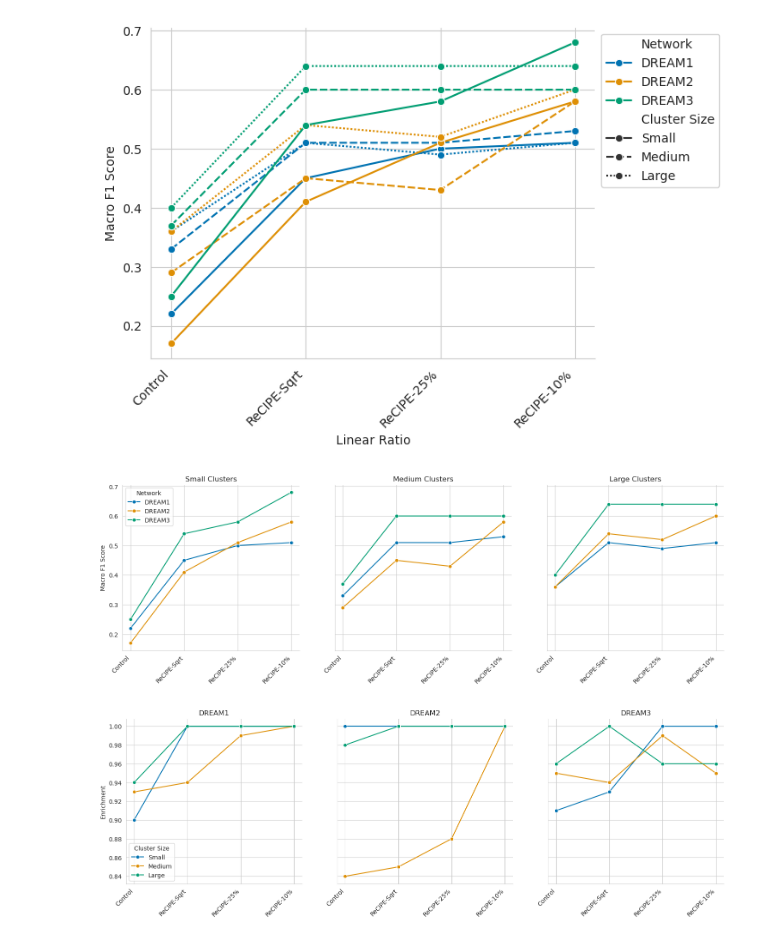
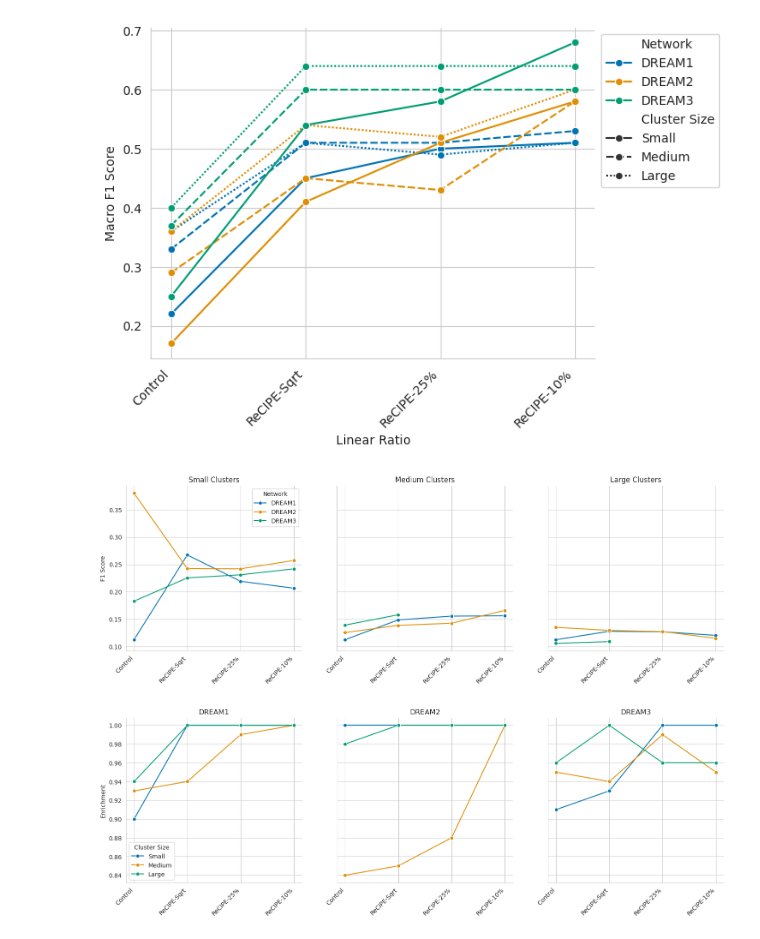
Before and after one commit to samsledje/philharmonic, a Jupyter notebook: nb/02_functional_permutation_analysis.ipynb, the cells around one changed output. Saved outputs shown, nothing was run; the diff lists cells and outputs as text; code cells hidden in the pictures.

```diff
--- a/nb/02_functional_permutation_analysis.ipynb
+++ b/nb/02_functional_permutation_analysis.ipynb
@@ -419,16 +442,16 @@ sns.despine()
 # %%
 sns.set_style("whitegrid")
 fig, ax = plt.subplots(1, 3, figsize=(18, 5), sharey=True)
 for i, clsize in enumerate(["Small","Medium","Large"]):
-    sns.lineplot(data=majority_vote_f1[majority_vote_f1["Cluster Size"]==clsize],x="Linear Ratio",y="Macro F1 Score",hue="Network", palette="colorblind",marker="o",ax=ax[i],legend=(i==0))
+    sns.lineplot(data=count_f1_display_data_with_progeny[count_f1_display_data_with_progeny["Cluster Size"]==clsize],x="Linear Ratio",y="F1 Score",hue="Network", palette="colorblind",marker="o",ax=ax[i],legend=(i==0))
     ax[i].set_xticklabels(["Control","ReCIPE-Sqrt","ReCIPE-25%","ReCIPE-10%"],rotation=45, ha='right')
     ax[i].set_xlabel("")
     ax[i].set_title(f"{clsize} Clusters")
 sns.despine()
-plt.savefig(IMG_DIR / "recipe_majority_vote_f1.svg", bbox_inches="tight", dpi=300)
+# plt.savefig(IMG_DIR / "recipe_majority_vote_f1.svg", bbox_inches="tight", dpi=300)
 plt.show()
 # %% [output]
-[figure, old version]
+[figure, new version]
 # %%
 sns.set_style("whitegrid")
 fig, ax = plt.subplots(1, 3, figsize=(18, 5), sharey=True)
```
Also changed, not shown: parts of 1 cell of this notebook, 2 other files.
